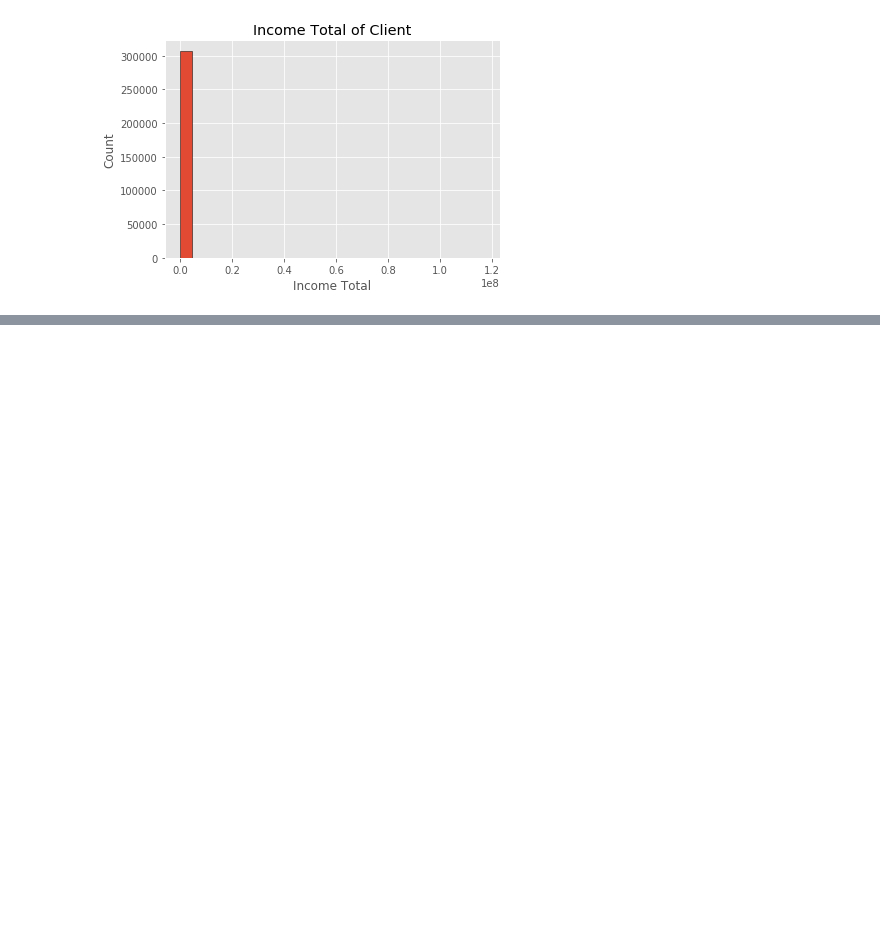
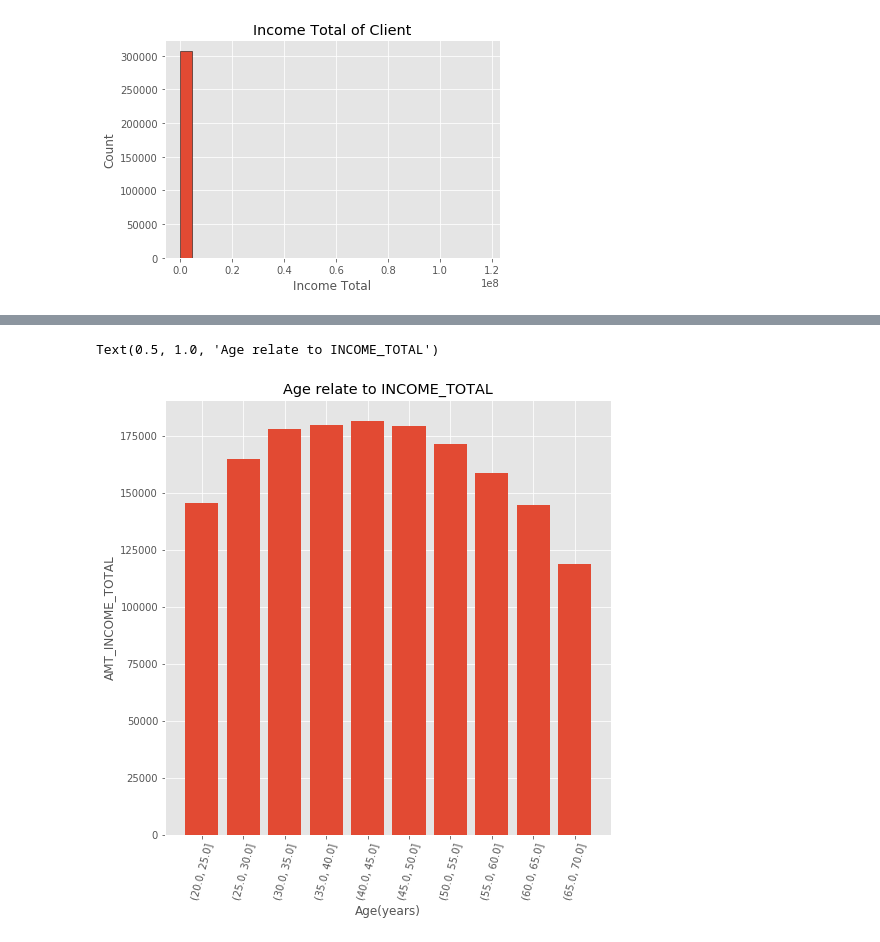
Before and after one commit to zzo30802/3rd-ML100Days, a Jupyter notebook: homework/Day_018_HW.ipynb, the cells around one changed output, grey strips where cells are left out. Cells and saved outputs as stored; diff of their text form; code cells hidden in the pictures; blank space fills up the shorter version.

```diff
--- a/homework/Day_018_HW.ipynb
+++ b/homework/Day_018_HW.ipynb
@@ -100,0 +143,9 @@ plt.show()
+# %%
+'''
+從之前的圖、descrube()都可以看到年齡做小20，最大69歲，所以
+我們將年齡每5歲為一組來觀察 歲數 和 'AMT_INCOME_TOTAL'之間的關係。
+'''
+# 特徵離散化
+# 首先將'DAYS_BIRTH'內容轉成一個新的DataFrame另外存放(app_data)。
+income_age = app_train[['AMT_INCOME_TOTAL', 'DAYS_BIRTH']]
+income_age['YEARS_BIRTH'] = income_age['DAYS_BIRTH']/365
@@ -100,0 +157,5 @@ plt.show()
+# %%
+# 將年齡資料離散化
+# 建立新的column來存放分組區間，根據'YEARS_BIRTH'從20~70歲，每5歲一組。
+income_age['YEARS_BINNED'] = pd.cut(income_age['YEARS_BIRTH'], bins=np.linspace(20, 70, num=11))
+income_age.head(10)
@@ -100,0 +179,6 @@ plt.show()
+# %%
+# 根據income_age_group 分組的column內容 進行分組。
+# income_age內容依據'YEARS_BINNED'分組後，在依據分組內容做平均。
+income_age_group = income_age.groupby('YEARS_BINNED').mean()
+print('income_age_group.shape : ', income_age_group.shape)
+print('income_age.shape : ', income_age.shape)
@@ -100,0 +203,11 @@ plt.show()
+# %%
+plt.figure(figsize = (8, 8))
+
+# 繪製groupby後的圖  X:分組年齡   Y:總收入
+plt.bar(range(len(income_age_group.index)), income_age_group['AMT_INCOME_TOTAL'])
+plt.xlabel('Age(years)');plt.ylabel('AMT_INCOME_TOTAL')
+plt.xticks(range(len(income_age_group.index)), income_age_group.index, rotation = 75)
+plt.title('Age relate to INCOME_TOTAL')
+# %% [output]
+Text(0.5, 1.0, 'Age relate to INCOME_TOTAL')
+[figure, added]
```
Also changed, not shown: parts of 9 cells of this notebook.
